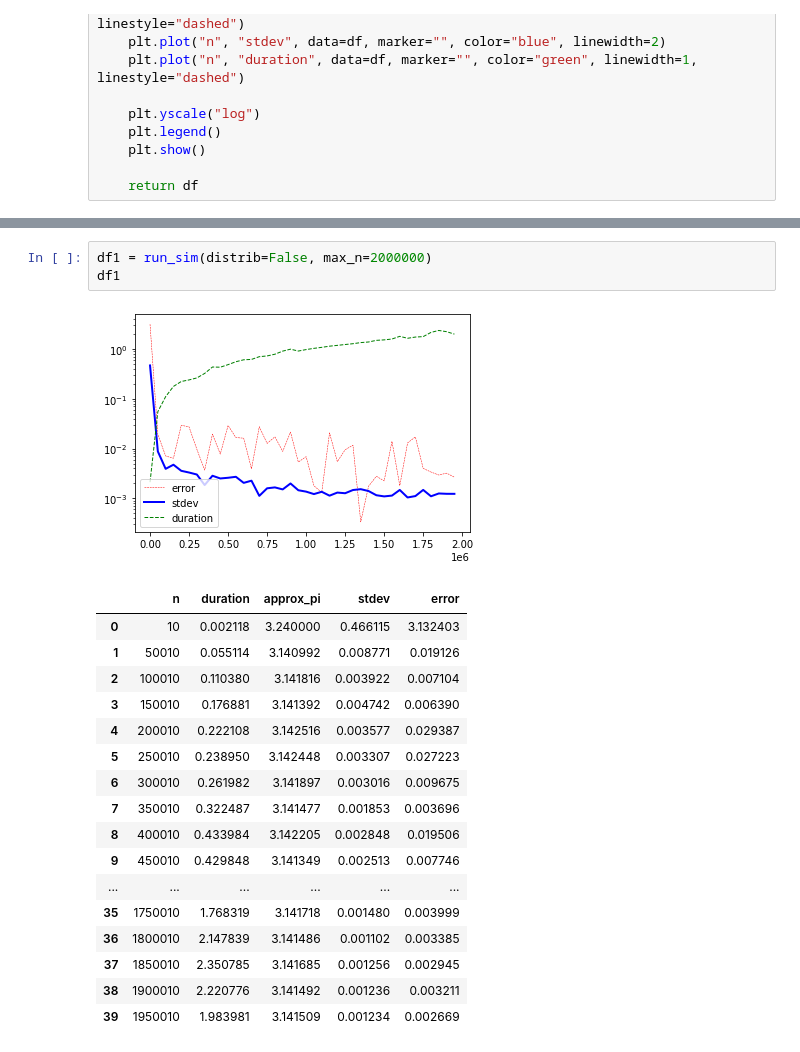
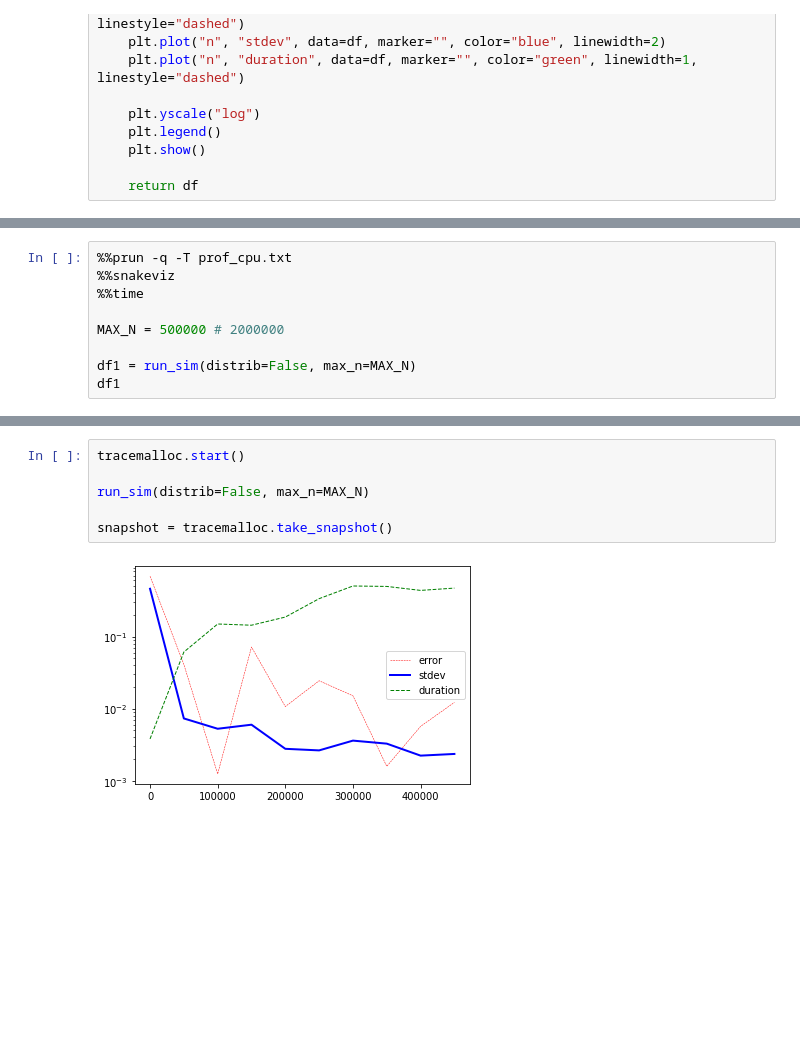
Before and after one commit to DerwenAI/ray_tutorial, a Jupyter notebook: pi.ipynb, the cells around one changed output, grey strips where cells are left out. Cells and saved outputs as stored; diff of their text form; blank space fills up the shorter version.

```diff
--- a/pi.ipynb
+++ b/pi.ipynb
@@ -68,0 +104,9 @@ def run_sim (distrib=False, max_n=100000, step=50000):
+# %%
+%%prun -q -T prof_cpu.txt
+%%snakeviz
+%%time
+
+MAX_N = 500000 # 2000000
+
+df1 = run_sim(distrib=False, max_n=MAX_N)
+df1
@@ -69,22 +153,8 @@ def run_sim (distrib=False, max_n=100000, step=50000):
 # %%
-df1 = run_sim(distrib=False, max_n=2000000)
-df1
+tracemalloc.start()
+
+run_sim(distrib=False, max_n=MAX_N)
+
+snapshot = tracemalloc.take_snapshot()
 # %% [output]
-[figure, old version]
+[figure, new version]
-|  | n | duration | approx_pi | stdev | error |
-| 0 | 10 | 0.002118 | 3.240000 | 0.466115 | 3.132403 |
-| 1 | 50010 | 0.055114 | 3.140992 | 0.008771 | 0.019126 |
-| 2 | 100010 | 0.110380 | 3.141816 | 0.003922 | 0.007104 |
-| 3 | 150010 | 0.176881 | 3.141392 | 0.004742 | 0.006390 |
-| 4 | 200010 | 0.222108 | 3.142516 | 0.003577 | 0.029387 |
-| 5 | 250010 | 0.238950 | 3.142448 | 0.003307 | 0.027223 |
-| 6 | 300010 | 0.261982 | 3.141897 | 0.003016 | 0.009675 |
-| 7 | 350010 | 0.322487 | 3.141477 | 0.001853 | 0.003696 |
-| 8 | 400010 | 0.433984 | 3.142205 | 0.002848 | 0.019506 |
-| 9 | 450010 | 0.429848 | 3.141349 | 0.002513 | 0.007746 |
-| ... | ... | ... | ... | ... | ... |
-| 35 | 1750010 | 1.768319 | 3.141718 | 0.001480 | 0.003999 |
-| 36 | 1800010 | 2.147839 | 3.141486 | 0.001102 | 0.003385 |
-| 37 | 1850010 | 2.350785 | 3.141685 | 0.001256 | 0.002945 |
-| 38 | 1900010 | 2.220776 | 3.141492 | 0.001236 | 0.003211 |
-| 39 | 1950010 | 1.983981 | 3.141509 | 0.001234 | 0.002669 |
```
Also changed, not shown: parts of 18 cells of this notebook, 3 other files.
